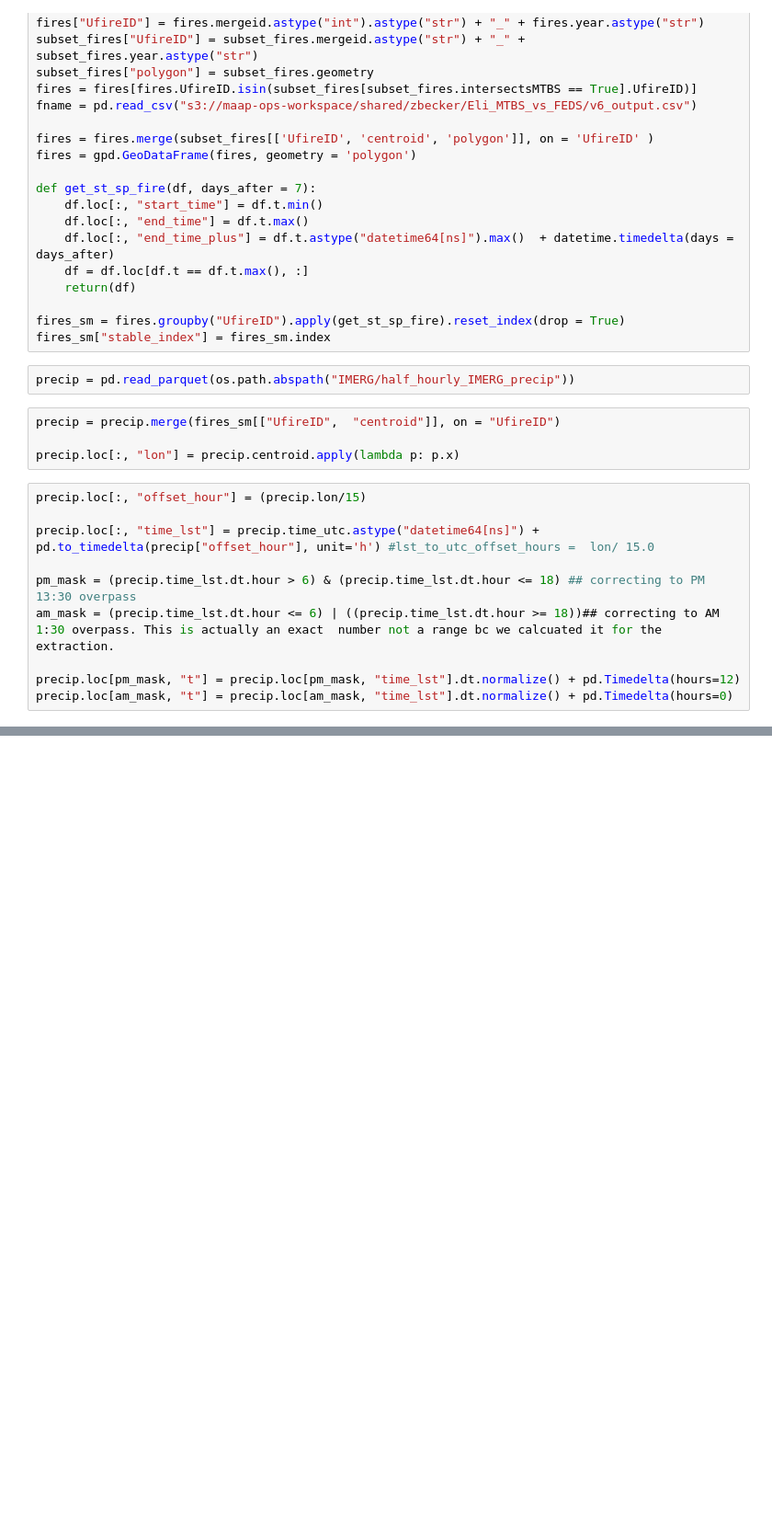
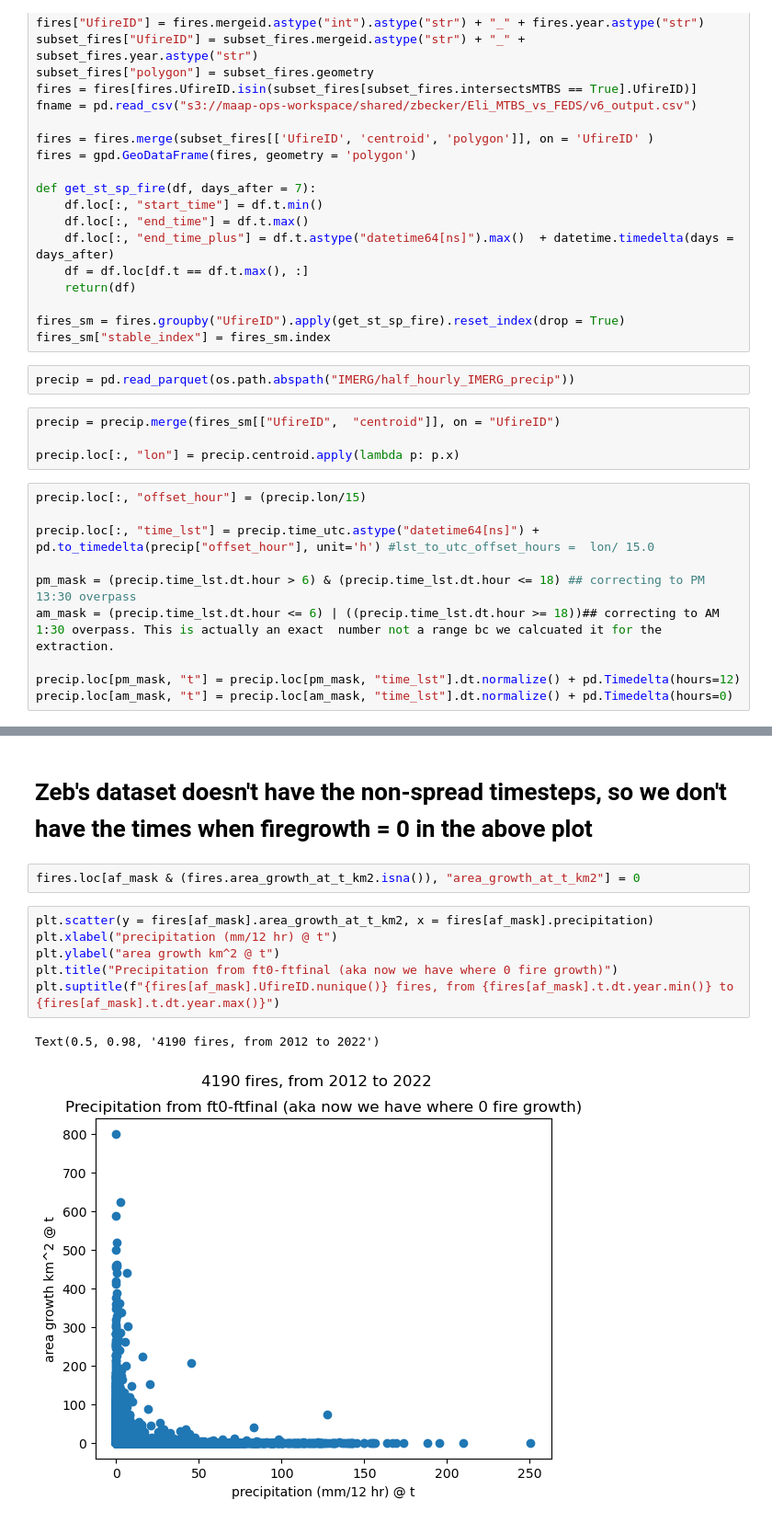
Before and after one commit to mccabete/precip, a Jupyter notebook: precip_stopping_hh.ipynb, the cells around one changed output, grey strips where cells are left out. Shown at 92% size. Saved outputs shown, nothing was run; the diff lists cells and outputs as text; blank space fills up the shorter version.

```diff
--- a/precip_stopping_hh.ipynb
+++ b/precip_stopping_hh.ipynb
@@ -59,0 +94,13 @@ precip.loc[am_mask, "t"] = precip.loc[am_mask, "time_lst"].dt.normalize() + pd.T
+# %% [markdown]
+# Zeb's dataset doesn't have the non-spread timesteps, so we don't have the times when firegrowth = 0 in the above plot
+# %%
+fires.loc[af_mask & (fires.area_growth_at_t_km2.isna()), "area_growth_at_t_km2"] = 0
+# %%
+plt.scatter(y = fires[af_mask].area_growth_at_t_km2, x = fires[af_mask].precipitation)
+plt.xlabel("precipitation (mm/12 hr) @ t")
+plt.ylabel("area growth km^2 @ t")
+plt.title("Precipitation from ft0-ftfinal (aka now we have where 0 fire growth)")
+plt.suptitle(f"{fires[af_mask].UfireID.nunique()} fires, from {fires[af_mask].t.dt.year.min()} to {fires[af_mask].t.dt.year.max()}")
+# %% [output]
+Text(0.5, 0.98, '4190 fires, from 2012 to 2022')
+[figure, added]
```
Also changed, not shown: parts of 7 cells of this notebook.
